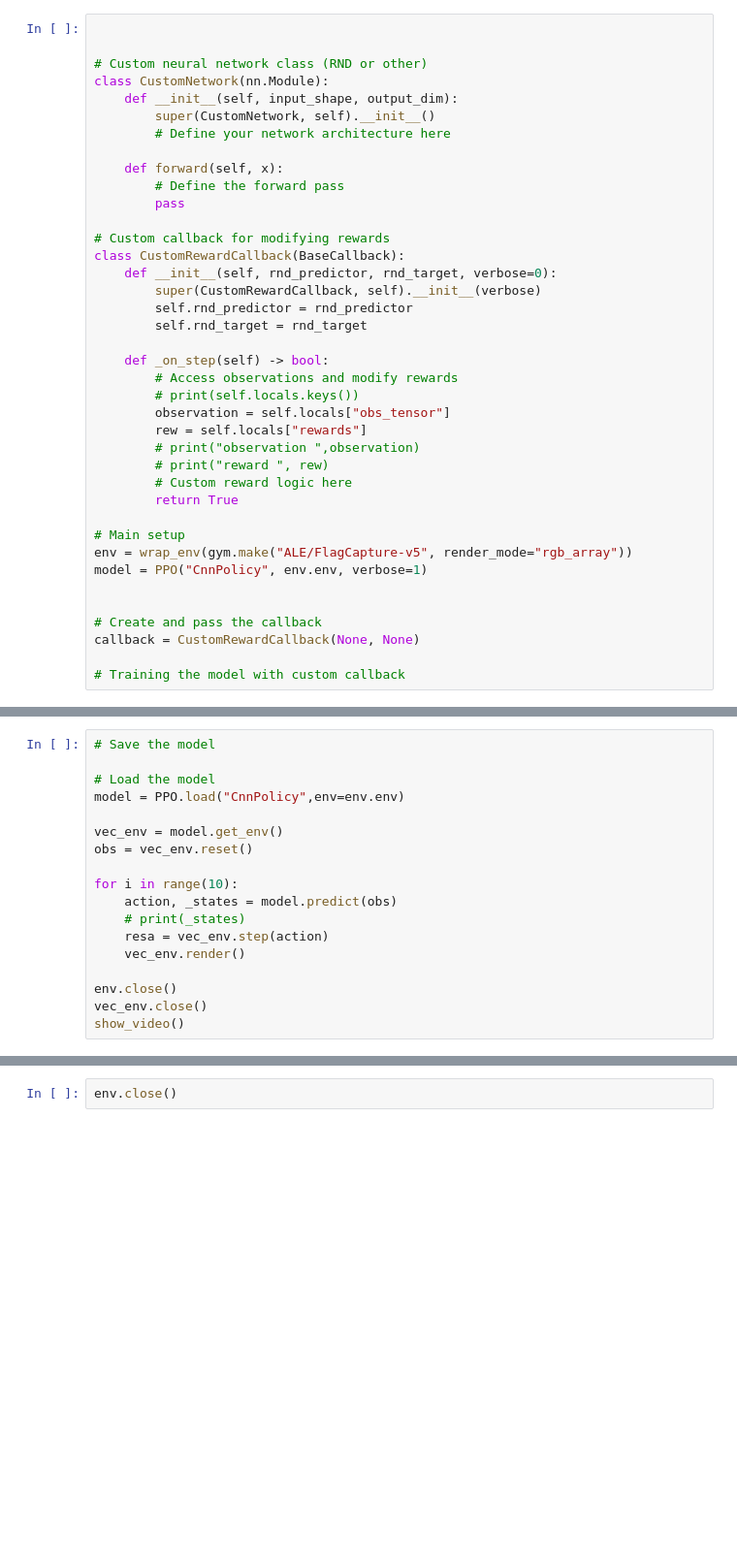
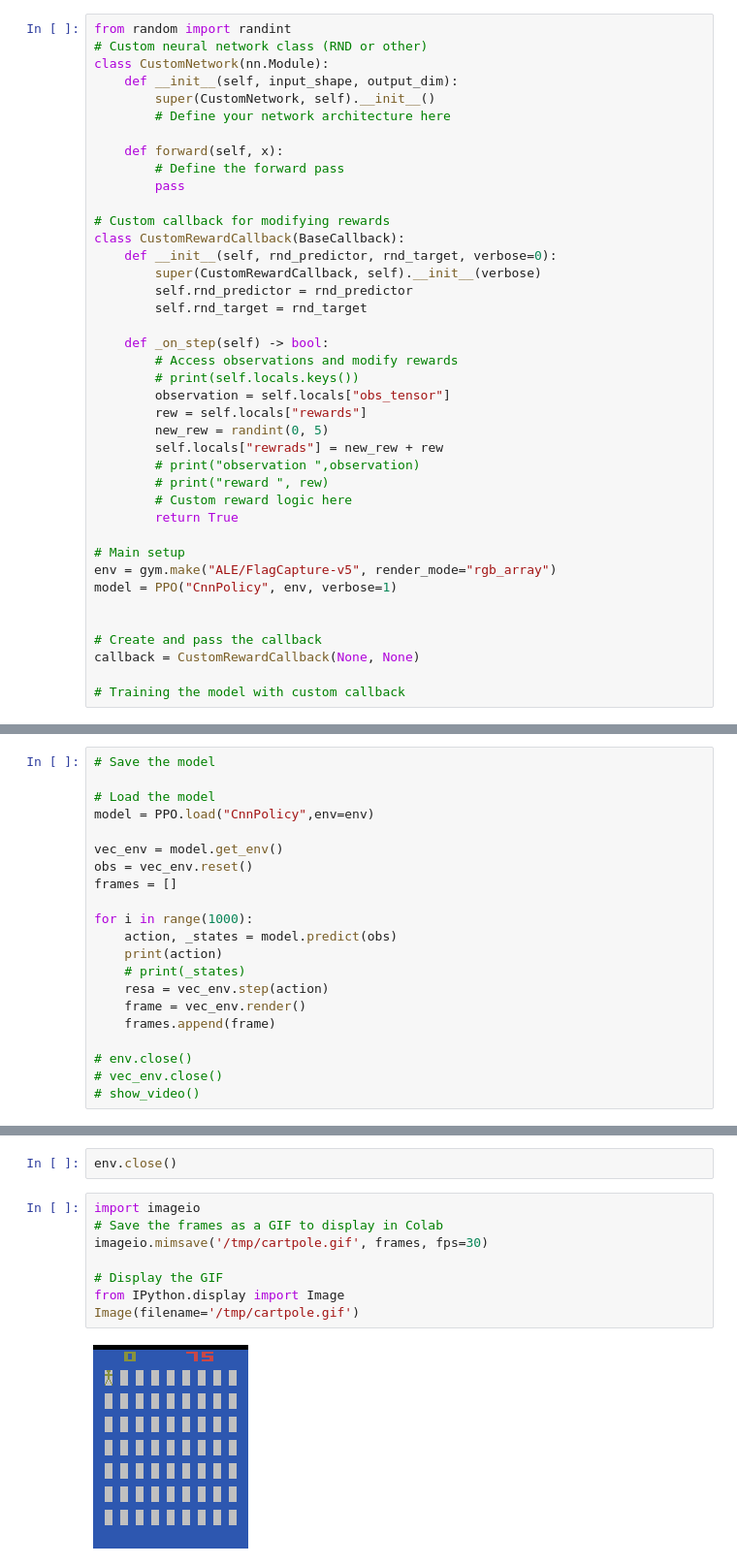
Before and after one commit to alivarastepour/Random-Network-Distillation, a Jupyter notebook: rnd.ipynb, the cells around one changed output, grey strips where cells are left out. Shown at 97% size. Drawn from its saved outputs; the diff is of its cells as text; blank space fills up the shorter version.

Commit message:
resolved the issue with displaying game

```diff
--- a/rnd.ipynb
+++ b/rnd.ipynb
@@ -61,6 +79,5 @@ def wrap_env(env):
 # %%
-
-
+from random import randint
 # Custom neural network class (RND or other)
 class CustomNetwork(nn.Module):
     def __init__(self, input_shape, output_dim):
@@ -83,14 +100,16 @@ class CustomRewardCallback(BaseCallback):
         # print(self.locals.keys())
         observation = self.locals["obs_tensor"]
         rew = self.locals["rewards"]
+        new_rew = randint(0, 5)
+        self.locals["rewrads"] = new_rew + rew
         # print("observation ",observation)
         # print("reward ", rew)
         # Custom reward logic here
         return True
 
 # Main setup
-env = wrap_env(gym.make("ALE/FlagCapture-v5", render_mode="rgb_array"))
-model = PPO("CnnPolicy", env.env, verbose=1)
+env = gym.make("ALE/FlagCapture-v5", render_mode="rgb_array")
+model = PPO("CnnPolicy", env, verbose=1)
 
 
 # Create and pass the callback
@@ -125,20 +144,23 @@ from IPython.display import HTML
 # Save the model
 
 # Load the model
-model = PPO.load("CnnPolicy",env=env.env)
+model = PPO.load("CnnPolicy",env=env)
 
 vec_env = model.get_env()
 obs = vec_env.reset()
+frames = []
 
-for i in range(10):
+for i in range(1000):
     action, _states = model.predict(obs)
+    print(action)
     # print(_states)
     resa = vec_env.step(action)
-    vec_env.render()
+    frame = vec_env.render()
+    frames.append(frame)
 
-env.close()
-vec_env.close()
-show_video()
+# env.close()
+# vec_env.close()
+# show_video()
 # %% [output]
 Wrapping the env with a `Monitor` wrapper
 Wrapping the env in a DummyVecEnv.
@@ -147,2 +182,12 @@ Could not find video
 # %%
 env.close()
+# %%
+import imageio
+# Save the frames as a GIF to display in Colab
+imageio.mimsave('/tmp/cartpole.gif', frames, fps=30)
+
+# Display the GIF
+from IPython.display import Image
+Image(filename='/tmp/cartpole.gif')
+# %% [output]
+[figure, added]
```
Also changed, not shown: parts of 7 cells of this notebook.
